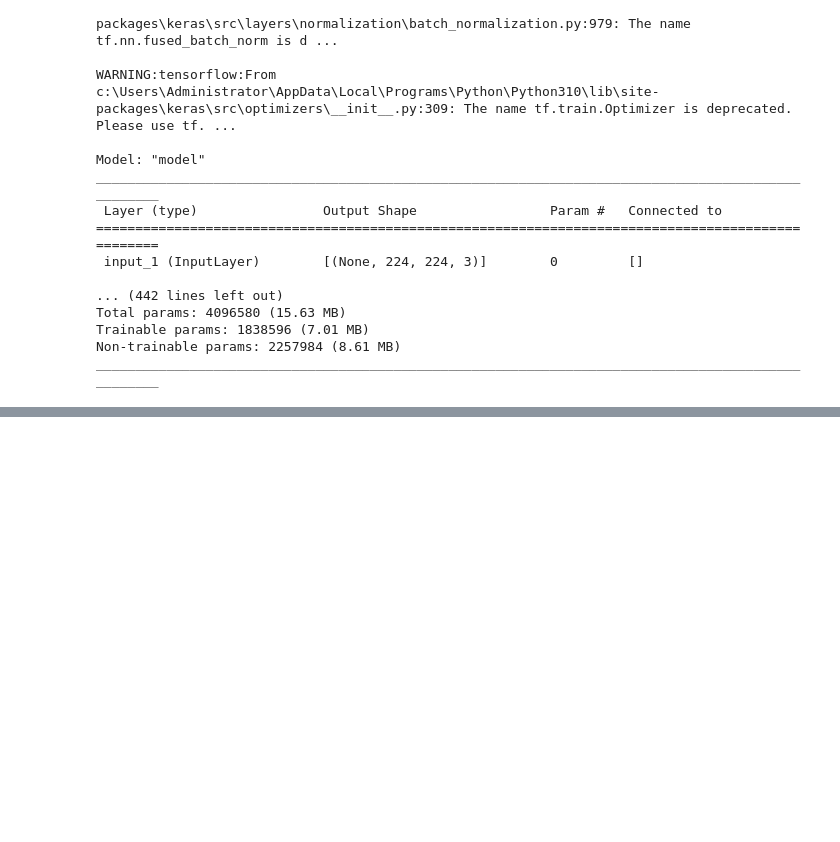
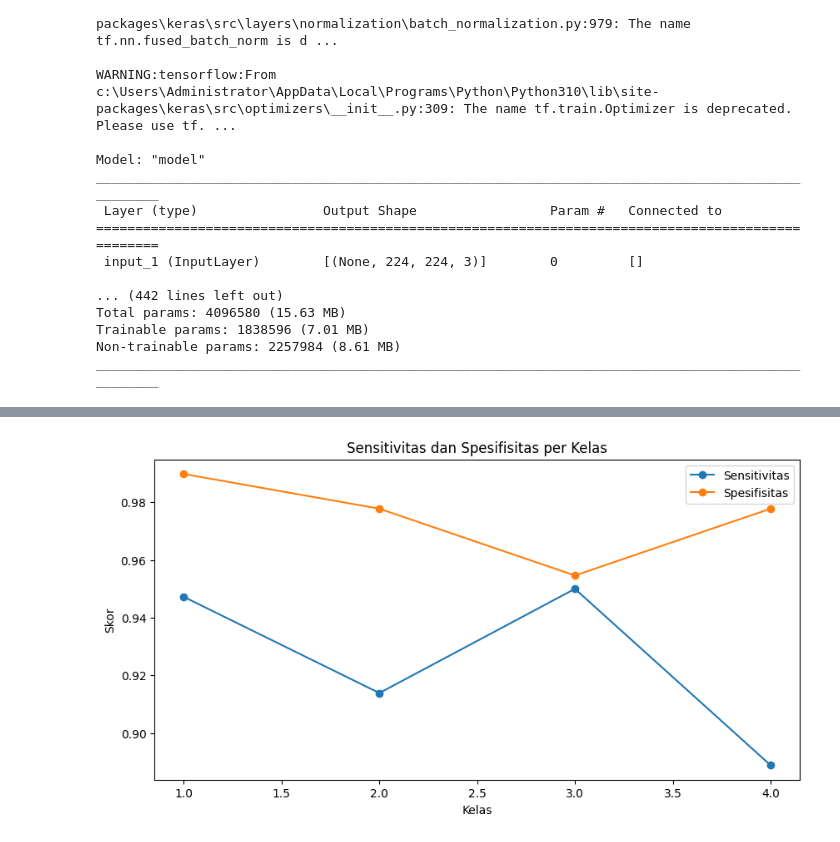
Before and after one commit to fauziahreza/Alzheimer-Classification-with-CNN-SVM, a Jupyter notebook: Notebook/Skenario/Skenario3_CNN_MobileNetV2.ipynb, the cells around one changed output, grey strips where cells are left out. Saved outputs shown, nothing was run; the diff lists cells and outputs as text; code cells hidden in the pictures; blank space fills up the shorter version.

```diff
--- a/Notebook/Skenario/Skenario3_CNN_MobileNetV2.ipynb
+++ b/Notebook/Skenario/Skenario3_CNN_MobileNetV2.ipynb
@@ -176,5 +160,0 @@ Latih model dengan data `X_train dan Y_train` dan menguji kinerja model pada dat
-# %%
-# Fine-tuning
-EPOCH = 25
-BATCH_SIZE = 16
-h_model = model.fit(X_train, Y_train, epochs=EPOCH, validation_data=(X_test, Y_test), batch_size=BATCH_SIZE)
@@ -587,0 +392,20 @@ draw_confusion_matrix(asd, y_preds_arg, class_names)
+# %%
+# Jmlh kelas yg digunakan
+num_classes = len(sensitivity)
+
+# Plotting sensitivitas dan spesifisitas pd grafik yang sama
+plt.figure(figsize=(10, 5))
+
+# Plot sensitivitas
+plt.plot(range(1, num_classes + 1), sensitivity, marker='o', linestyle='-', label='Sensitivitas')
+
+# Plot spesifisitas
+plt.plot(range(1, num_classes + 1), specificity, marker='o', linestyle='-', label='Spesifisitas')
+
+plt.title('Sensitivitas dan Spesifisitas per Kelas')
+plt.xlabel('Kelas')
+plt.ylabel('Skor')
+plt.legend()
+plt.show()
+# %% [output]
+[figure, added]
```
Also changed, not shown: parts of 71 cells of this notebook, 21 other files.
